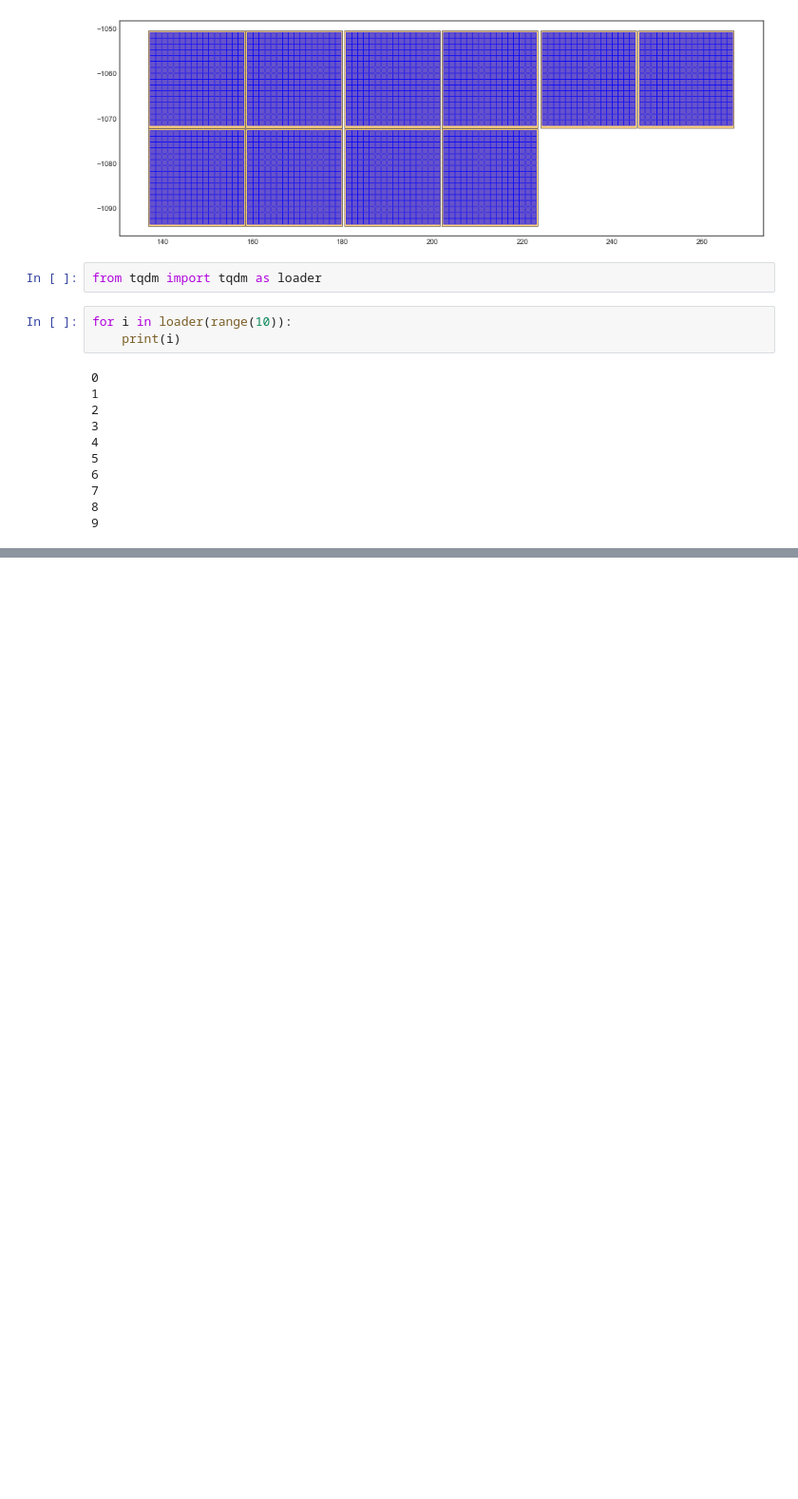
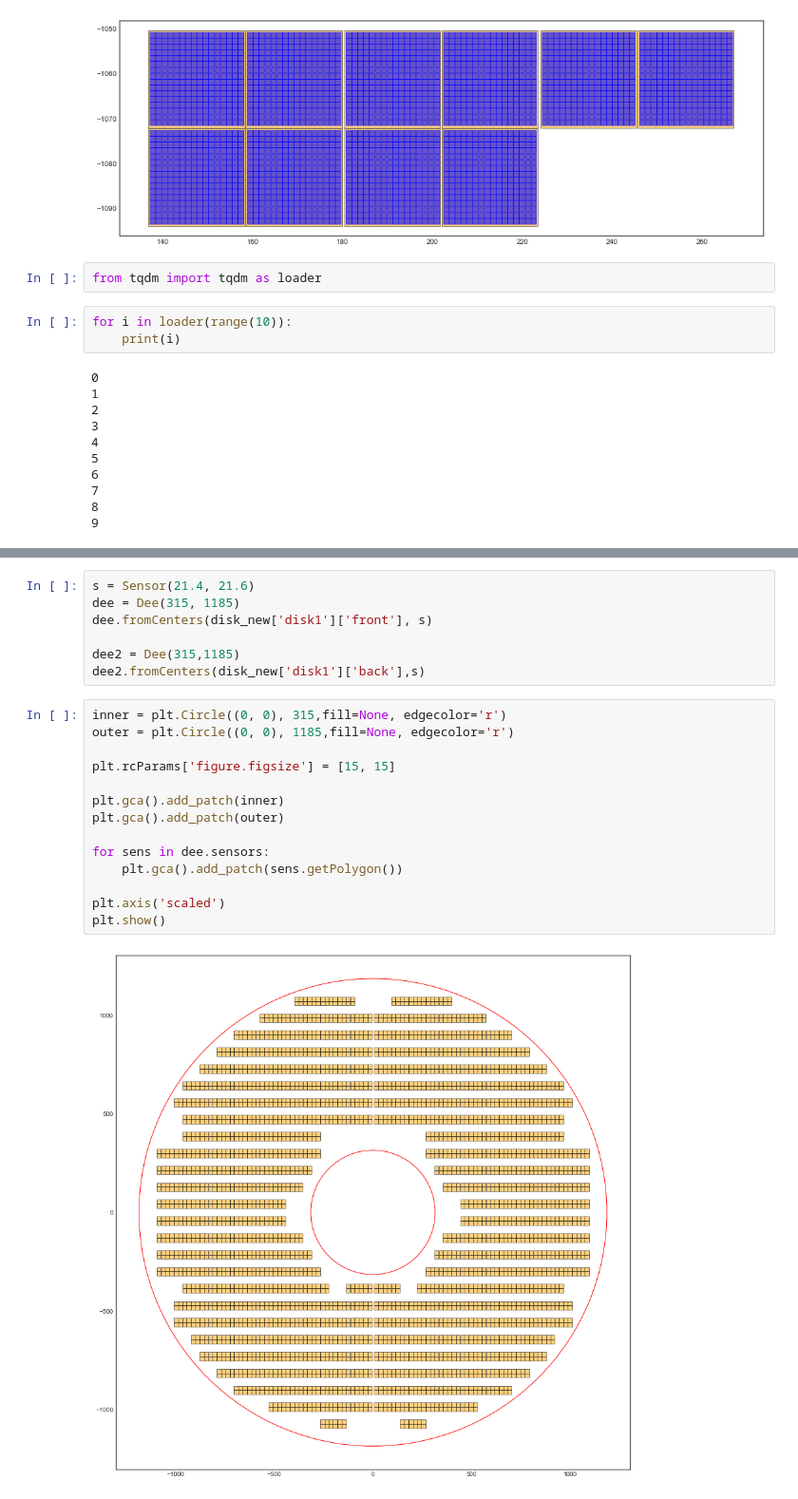
Before and after one commit to yashmehra028/ETL-Copy, a Jupyter notebook: class_testing.ipynb, the cells around one changed output, grey strips where cells are left out. Shown at 95% size. Drawn from its saved outputs; the diff is of its cells as text; blank space fills up the shorter version.

```diff
--- a/class_testing.ipynb
+++ b/class_testing.ipynb
@@ -135,0 +202,23 @@ for i in loader(range(10)):
+# %%
+s = Sensor(21.4, 21.6)
+dee = Dee(315, 1185)
+dee.fromCenters(disk_new['disk1']['front'], s)
+
+dee2 = Dee(315,1185)
+dee2.fromCenters(disk_new['disk1']['back'],s)
+# %%
+inner = plt.Circle((0, 0), 315,fill=None, edgecolor='r')
+outer = plt.Circle((0, 0), 1185,fill=None, edgecolor='r')
+
+plt.rcParams['figure.figsize'] = [15, 15]
+
+plt.gca().add_patch(inner)
+plt.gca().add_patch(outer)
+
+for sens in dee.sensors:
+    plt.gca().add_patch(sens.getPolygon())
+
+plt.axis('scaled')
+plt.show()
+# %% [output]
+[figure, added]
```
Also changed, not shown: parts of 11 cells of this notebook.
